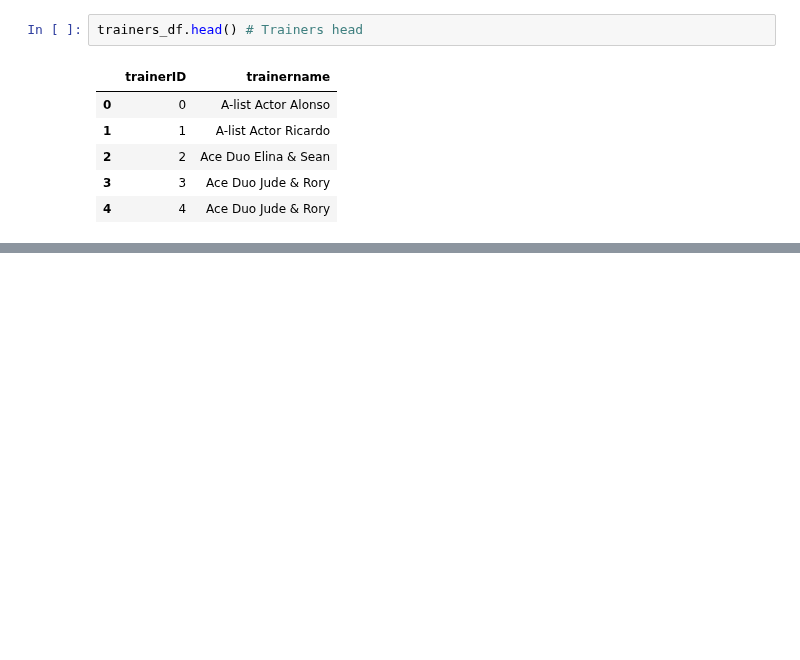
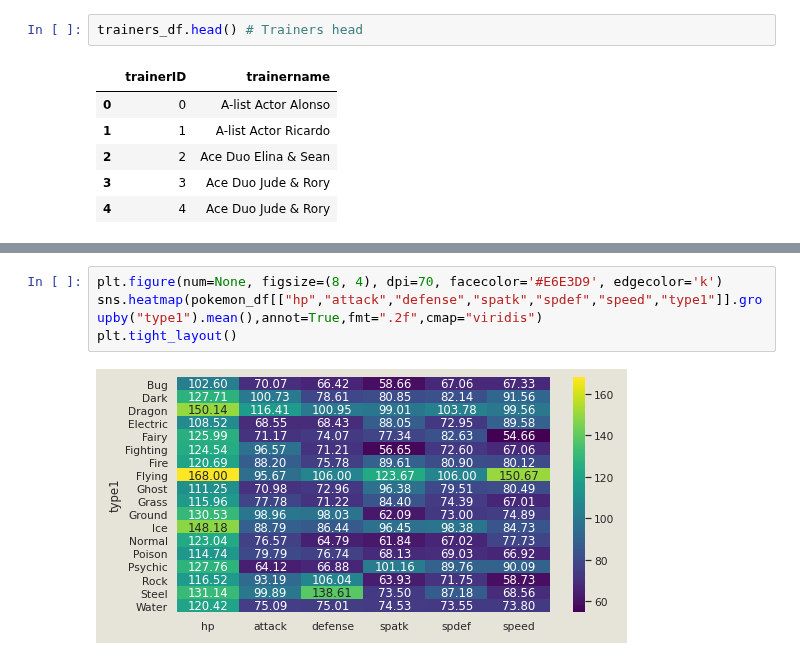
Before and after one commit to infoshareacademy/jdszr2-DataResearchers, a Jupyter notebook: python/main.ipynb, the cells around one changed output, grey strips where cells are left out. Saved outputs shown, nothing was run; the diff lists cells and outputs as text; blank space fills up the shorter version.

```diff
--- a/python/main.ipynb
+++ b/python/main.ipynb
@@ -42,0 +98,6 @@ trainers_df.head() # Trainers head
+# %%
+plt.figure(num=None, figsize=(8, 4), dpi=70, facecolor='#E6E3D9', edgecolor='k')
+sns.heatmap(pokemon_df[["hp","attack","defense","spatk","spdef","speed","type1"]].groupby("type1").mean(),annot=True,fmt=".2f",cmap="viridis")
+plt.tight_layout()
+# %% [output]
+[figure, added]
```
Also changed, not shown: parts of 9 cells of this notebook.
